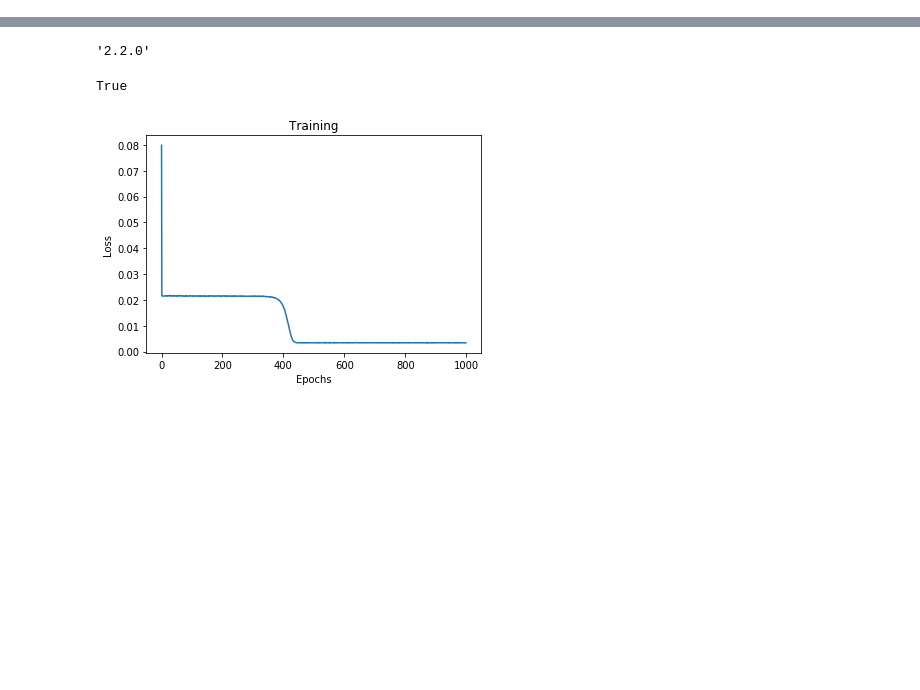
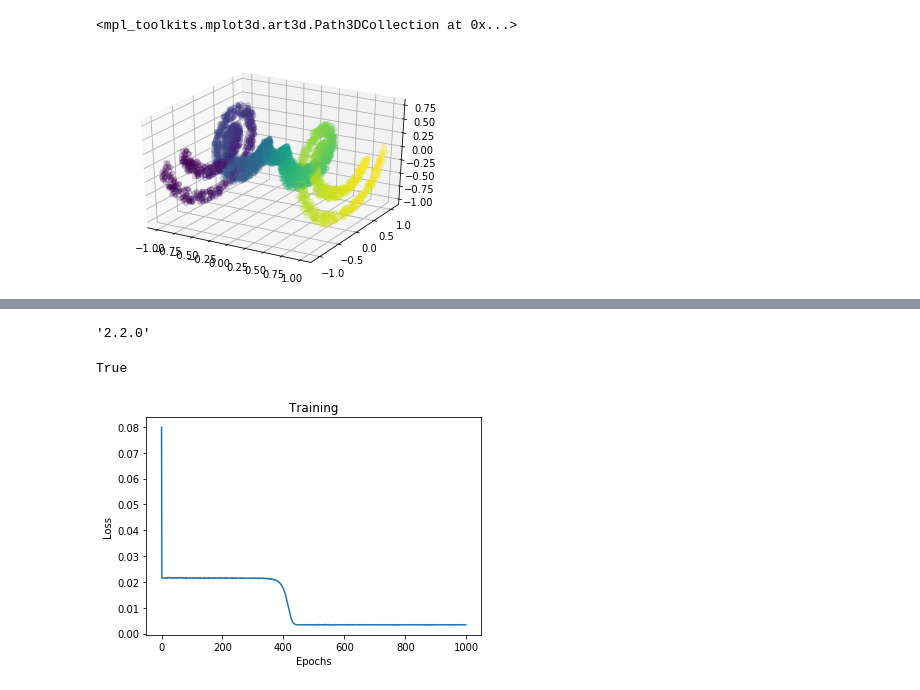
Before and after one commit to AlexanderFengler/nn_likelihoods, a Jupyter notebook: Untitled1.ipynb, the cells around one changed output, grey strips where cells are left out. Cells and saved outputs as stored; diff of their text form; code cells hidden in the pictures; blank space fills up the shorter version.

```diff
--- a/Untitled1.ipynb
+++ b/Untitled1.ipynb
@@ -26,3 +26,18 @@ def create_book_example(n = 1000):
     # test data
     x_test = np.linspace(0, 1, n).reshape(-1, 1).astype(np.float32)
     return X, y, x_test
+# %%
+def create_spiral(n = 1000, a = 1, noise_range = 0.1):
+    z1 = np.random.uniform(-1, 1., size = (n, 1)).astype(np.float32)
+    x1 = a * z1 * np.cos(4 * np.pi * z1) + (noise_range / 2) * np.random.uniform(- 1, 1, size = (n, 1)).astype(np.float32)
+    y1 = a * z1 * np.sin(4 * np.pi * z1) + (noise_range / 2) * np.random.uniform(- 1, 1, size = (n, 1)).astype(np.float32)
+    z2 = np.random.uniform(-1, 1., size = (n, 1)).astype(np.float32)
+    x2 = (a / 2) * z2 * np.cos(4 * np.pi * z2) + (noise_range / 2) * np.random.uniform(- 1, 1, size = (n, 1)).astype(np.float32)
+    y2 = (a / 2) * z2 * np.sin(4 * np.pi * z2) + (noise_range / 2) * np.random.uniform(- 1, 1, size = (n, 1)).astype(np.float32)
+
+    x = np.concatenate([x1, x2])
+    y = np.concatenate([y1, y2])
+    z = np.concatenate([z1, z2])
+
+    noise_range_out = np.array([noise_range]*(n * 2))
+    return (x, y, z, noise_range_out)
@@ -29,3 +46,14 @@ def create_book_example(n = 1000):
+# %%
+ax = plt.axes(projection='3d')
+x, y, z, n = create_spiral(n = 3000, noise_range = 0.2)
+# Data for three-dimensional scattered points
+#zdata = 15 * np.random.random(100)
+#xdata = np.sin(zdata) + 0.1 * np.random.randn(100)
+#ydata = np.cos(zdata) + 0.1 * np.random.randn(100)
+ax.scatter3D(z, x, y, c = z[:, 0], alpha = 0.2) #cmap = 'Greens', alpha = 0.2);
+# %% [output]
+<mpl_toolkits.mplot3d.art3d.Path3DCollection at 0x...>
+[figure, added]
 # %%
 # Plot data (x and y)
 X, y, x_test = create_book_example(n = 10000)
```
Also changed, not shown: parts of 7 cells of this notebook, 2 other files.
